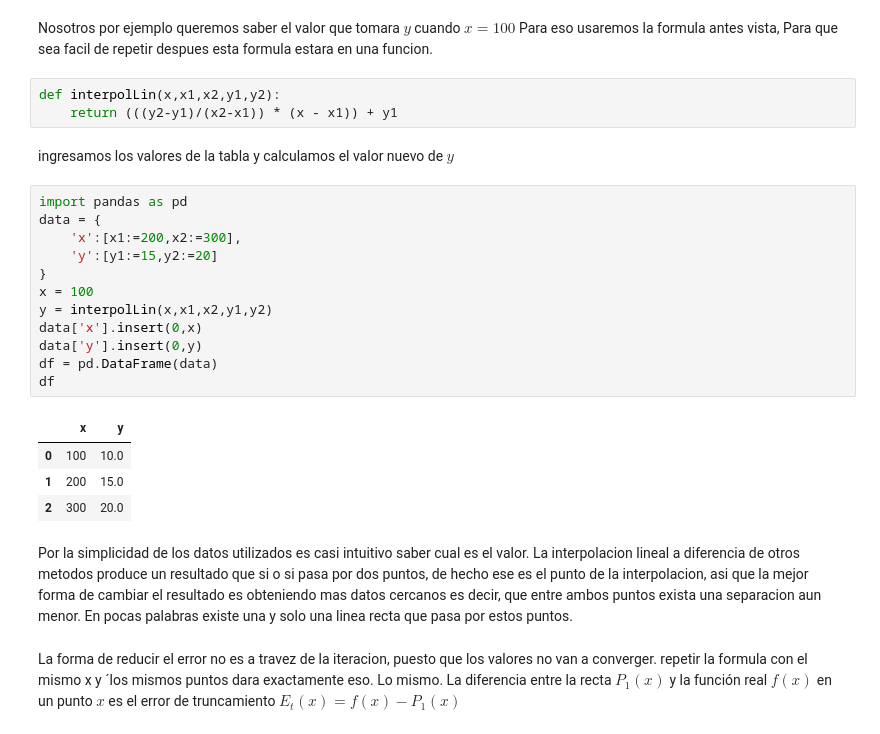
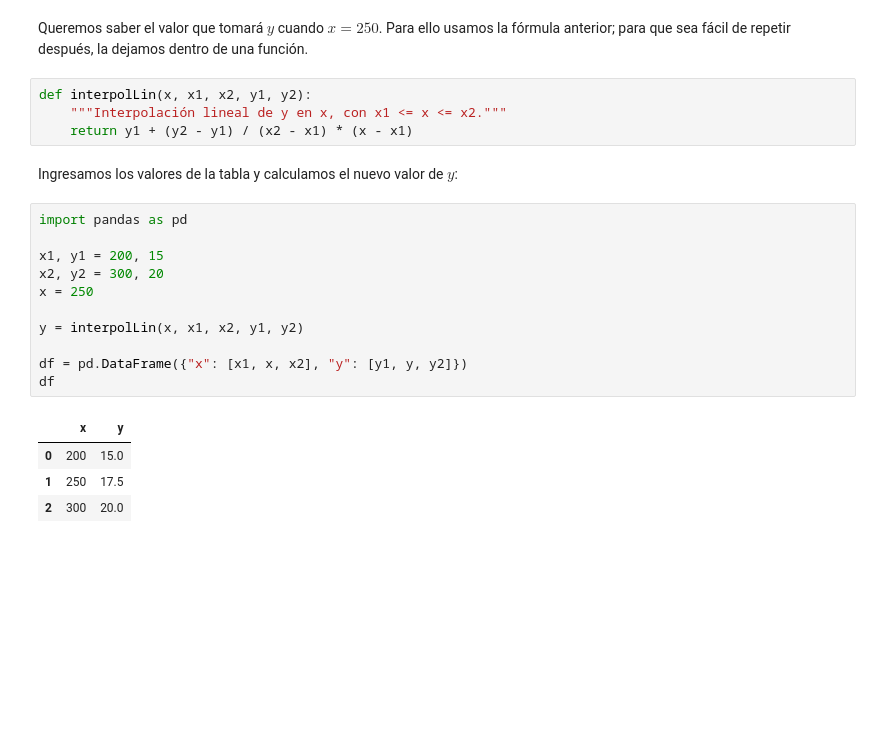
Before and after one commit to Xerphy/DoC, a Jupyter notebook: interpolacionLineal.ipynb, the cells around one changed output. Drawn from its saved outputs; the diff is of its cells as text; blank space fills up the shorter version.

Commit message:
mejoras en la ortografia, explicacion mas detallada y corregi el error de extrapolacion de la version pasada

```diff
--- a/interpolacionLineal.ipynb
+++ b/interpolacionLineal.ipynb
@@ -48,31 +20,25 @@ tenemos una tabla con los siguientes datos:
 # %% [markdown]
-Nosotros por ejemplo queremos saber el valor que tomara $ y $ cuando $ x = 100 $
-Para eso usaremos la formula antes vista, Para que sea facil de repetir despues esta formula estara en una funcion.
+Queremos saber el valor que tomará $y$ cuando $x = 250$.
+Para ello usamos la fórmula anterior; para que sea fácil de repetir después, la dejamos dentro de una función.
 # %%
-def interpolLin(x,x1,x2,y1,y2):
-    return (((y2-y1)/(x2-x1)) * (x - x1)) + y1
+def interpolLin(x, x1, x2, y1, y2):
+    """Interpolación lineal de y en x, con x1 <= x <= x2."""
+    return y1 + (y2 - y1) / (x2 - x1) * (x - x1)
 # %% [markdown]
-ingresamos los valores de la tabla y calculamos el valor nuevo de $ y $
+Ingresamos los valores de la tabla y calculamos el nuevo valor de $y$:
 # %%
 import pandas as pd
-data = {
-    'x':[x1:=200,x2:=300],
-    'y':[y1:=15,y2:=20]
-}
-x = 100
-y = interpolLin(x,x1,x2,y1,y2)
-data['x'].insert(0,x)
-data['y'].insert(0,y)
-df = pd.DataFrame(data)
+
+x1, y1 = 200, 15
+x2, y2 = 300, 20
+x = 250
+
+y = interpolLin(x, x1, x2, y1, y2)
+
+df = pd.DataFrame({"x": [x1, x, x2], "y": [y1, y, y2]})
 df
 # %% [output]
 |  | x | y |
-| 0 | 100 | 10.0 |
-| 1 | 200 | 15.0 |
+| 0 | 200 | 15.0 |
+| 1 | 250 | 17.5 |
 | 2 | 300 | 20.0 |
-# %% [markdown]
-Por la simplicidad de los datos utilizados es casi intuitivo saber cual es el valor.
-La interpolacion lineal a diferencia de otros metodos produce un resultado que si o si pasa por dos puntos, de hecho ese es el punto de la interpolacion, asi que la mejor forma de cambiar el resultado es obteniendo mas datos cercanos es decir, que entre ambos puntos exista una separacion aun menor. En pocas palabras existe una y solo una linea recta que pasa por estos puntos.
-# %% [markdown]
-La forma de reducir el error no es a travez de la iteracion, puesto que los valores no van a converger. repetir la formula con el mismo x y ´los mismos puntos dara exactamente eso. Lo mismo.
-La diferencia entre la recta $P_1(x)$ y la función real $f(x)$ en un punto $x$ es el error de truncamiento $E_t(x) = f(x) - P_1(x)$
```
Also changed, not shown: parts of 9 cells of this notebook.
